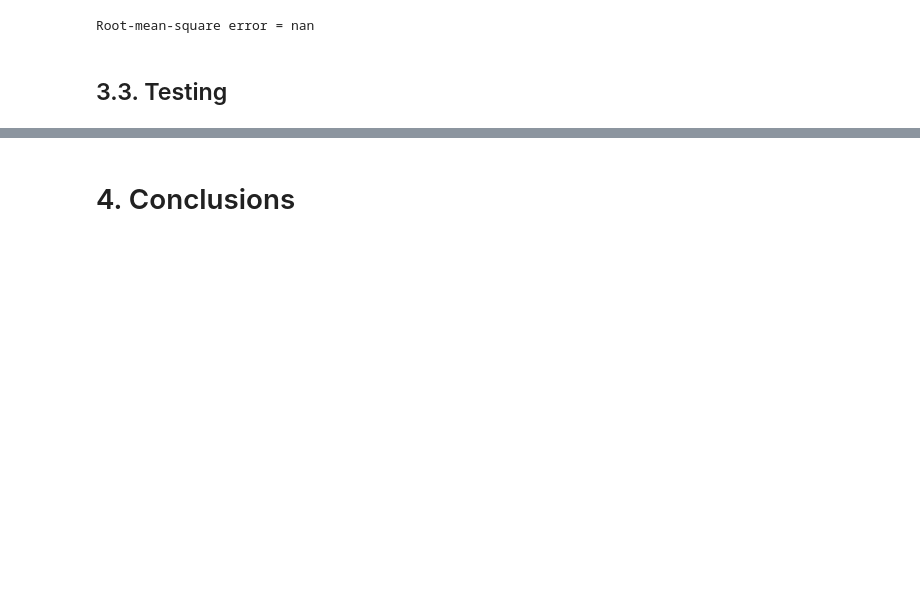
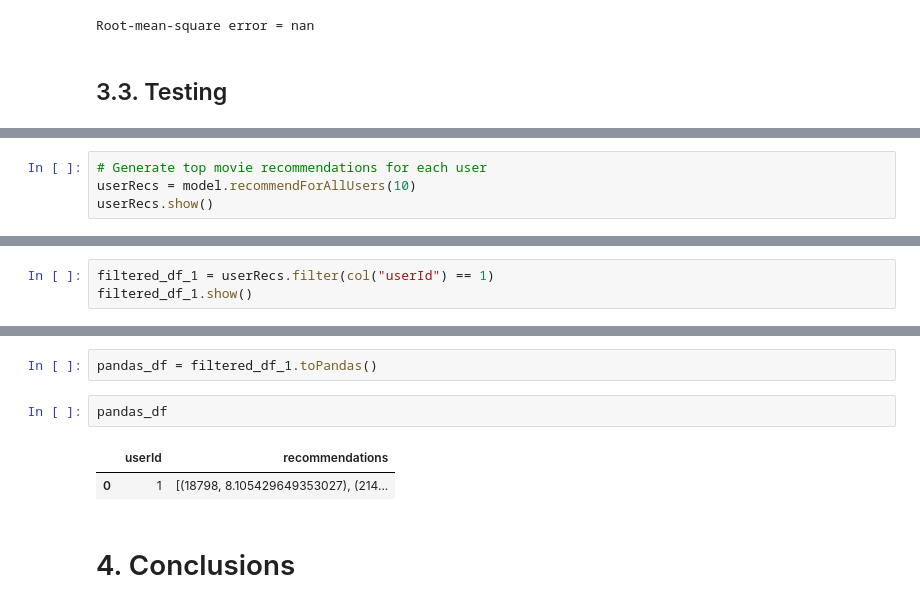
Before and after one commit to lenhattung/MovieLensRecommendation-, a Jupyter notebook: LabQuest_3_3.ipynb, the cells around one changed output, grey strips where cells are left out. Saved outputs shown, nothing was run; the diff lists cells and outputs as text; blank space fills up the shorter version.

```diff
--- a/LabQuest_3_3.ipynb
+++ b/LabQuest_3_3.ipynb
@@ -516,0 +507,4 @@ Predicted rating for title Jaws (1975): 3.388589382171631
+# %%
+# Generate top movie recommendations for each user
+userRecs = model.recommendForAllUsers(10)
+userRecs.show()
@@ -516,0 +529,3 @@ Predicted rating for title Jaws (1975): 3.388589382171631
+# %%
+filtered_df_1 = userRecs.filter(col("userId") == 1)
+filtered_df_1.show()
@@ -517,3 +550,10 @@ Predicted rating for title Jaws (1975): 3.388589382171631
+# %%
+pandas_df = filtered_df_1.toPandas()
+# %%
+pandas_df
+# %% [output]
+|  | userId | recommendations |
+| 0 | 1 | [(18798, 8.105429649353027), (214... |
 # %% [markdown]
 # 4. Conclusions
 # %% [markdown]
```
Also changed, not shown: parts of 6 cells of this notebook, 1 other file.
